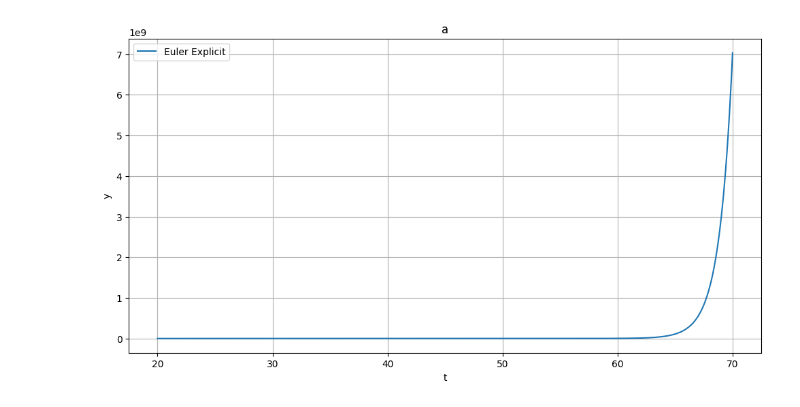
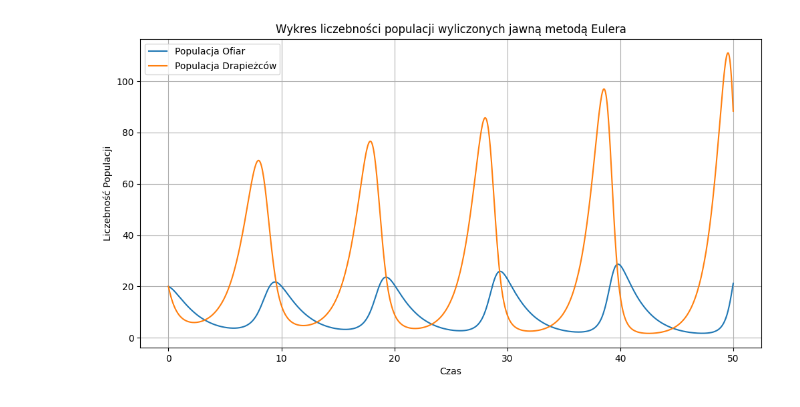
Before and after one commit to lythx/MOWNIT, a Jupyter notebook: lab10/zad.ipynb, the cells around one changed output. Drawn from its saved outputs; the diff is of its cells as text; code cells hidden in the pictures.

```diff
--- a/lab10/zad.ipynb
+++ b/lab10/zad.ipynb
@@ -18,5 +18,19 @@ def dx(x, y):
 
 def dy(x, y):
     return y * (-alpha2 + beta2 * x)
+
+def calc_H(x, y):
+    return beta2 * x + beta1 * y - alpha2 * np.log(x) - alpha1 * np.log(y)
+
+def init_vars():
+    nsteps = int((tmax - t0) / h)
+    t = np.linspace(t0, tmax, nsteps + 1)
+    x = np.zeros(nsteps + 1)
+    x[0] = x0
+    y = np.zeros(nsteps + 1)
+    y[0] = y0
+    H = np.zeros(nsteps + 1)
+    H[0] = calc_H(x0, y0)
+    return t, x, y, H
 # %%
 def euler_explicit():
@@ -73,15 +77,16 @@ def runge_kutta_4():
 # %%
-plt.figure(figsize=(12, 6))
-plt.title("a")
-labels = ["Euler Explicit"]#, "Euler Implicit", "Euler Half Explicit", "Runge-Kutta"]
-functions = [euler_explicit] #, euler_implicit, euler_half_explicit, runge_kutta_4]
-for f, label in zip(functions, labels):
-    y_vec, x_vec = f()
-    plt.plot(x_vec, y_vec, label=label)
-plt.xlabel('t')
-plt.ylabel('y')
-plt.legend()
-plt.grid(True)
-plt.show()
+def plot(function, title):
+    plt.figure(figsize=(12, 6))
+    plt.title(title)
+    t_vec, y_vec, x_vec, _ = function()
+    plt.plot(t_vec, x_vec, label="Populacja Ofiar")
+    plt.plot(t_vec, y_vec, label="Populacja Drapieżców")
+    plt.xlabel('Czas')
+    plt.ylabel('Liczebność Populacji')
+    plt.legend()
+    plt.grid(True)
+    plt.show()
-# %% [output]
-[figure, removed]
+# %%
+plot(euler_explicit, "Wykres liczebności populacji wyliczonych jawną metodą Eulera")
+# %% [output]
+[figure, added]
```
Also changed, not shown: parts of 6 cells of this notebook, 1 other file.
